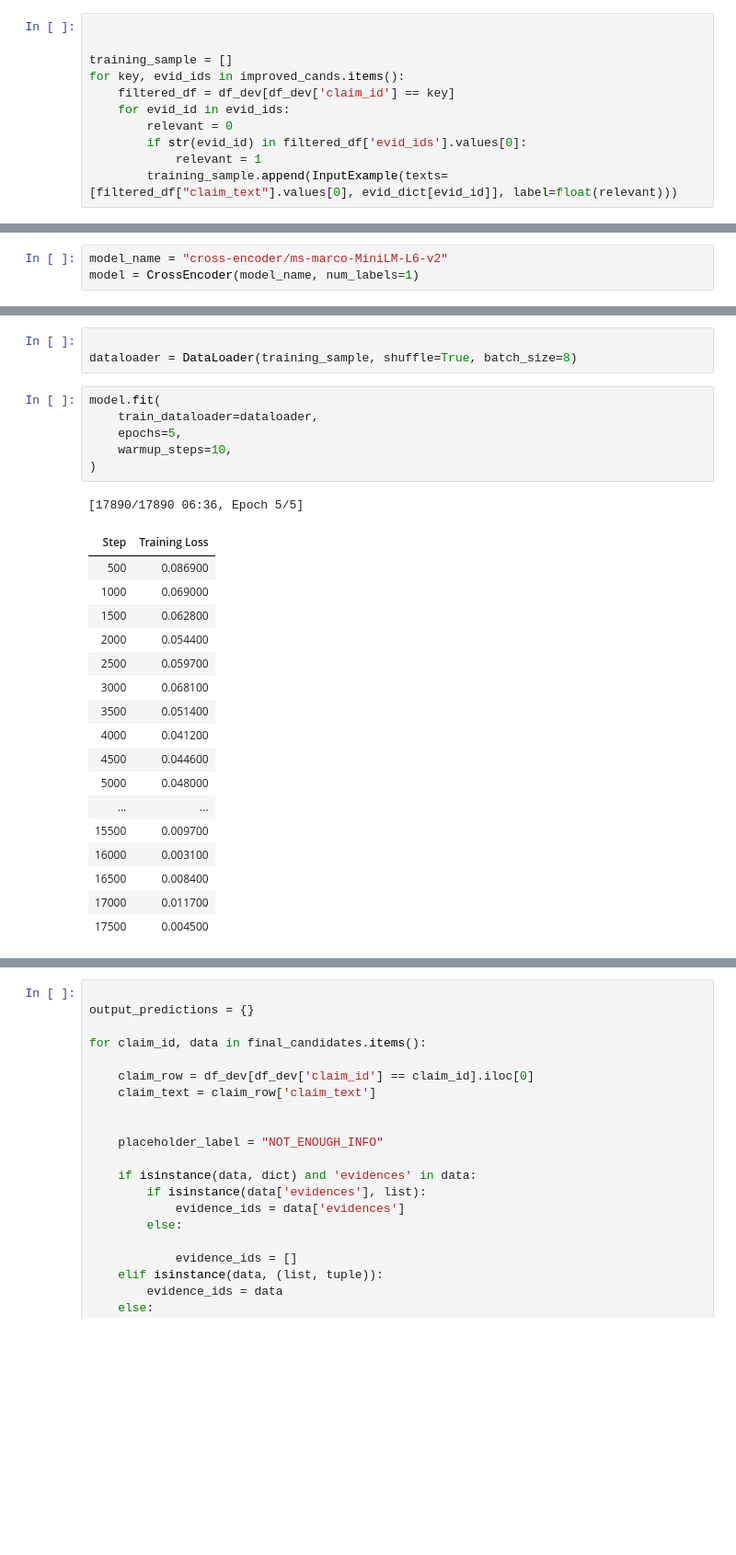
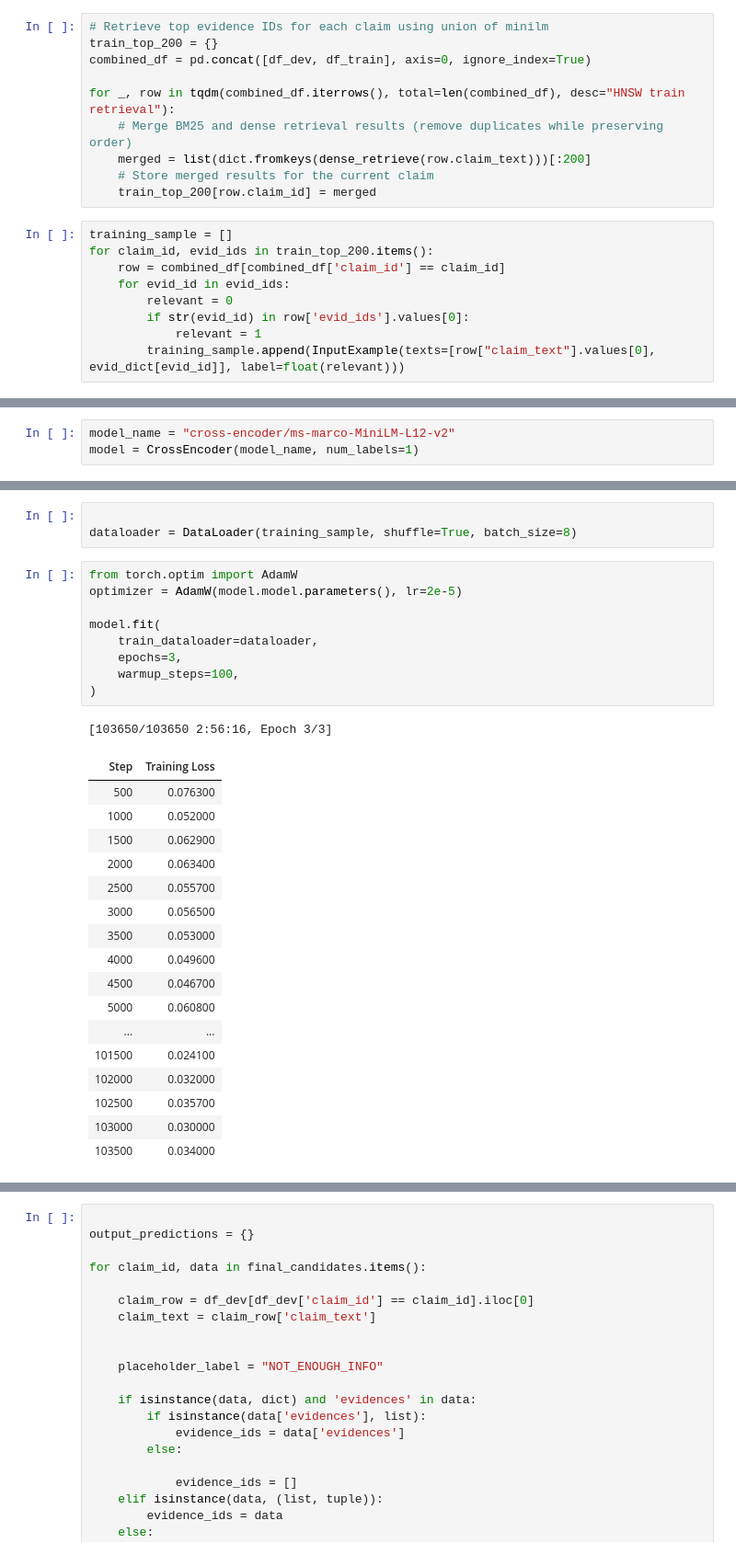
Before and after one commit to WeihaoLi-Tom/NLP_PRJ, a Jupyter notebook: 58_COMP90042_Project_2025.ipynb, the cells around one changed output, grey strips where cells are left out. Shown: that part at 92% size. Saved outputs shown, nothing was run; the diff lists cells and outputs as text; blank space fills up the shorter version.

Commit message:
best encoder model

```diff
--- a/58_COMP90042_Project_2025.ipynb
+++ b/58_COMP90042_Project_2025.ipynb
@@ -481,11 +478,19 @@ final Recall: 0.7158
+# %%
+# Retrieve top evidence IDs for each claim using union of minilm
+train_top_200 = {}
+combined_df = pd.concat([df_dev, df_train], axis=0, ignore_index=True)
+
+for _, row in tqdm(combined_df.iterrows(), total=len(combined_df), desc="HNSW train retrieval"):
+    # Merge BM25 and dense retrieval results (remove duplicates while preserving order)
+    merged = list(dict.fromkeys(dense_retrieve(row.claim_text)))[:200]
+    # Store merged results for the current claim
+    train_top_200[row.claim_id] = merged
 # %%
-
-
 training_sample = []
-for key, evid_ids in improved_cands.items():
-    filtered_df = df_dev[df_dev['claim_id'] == key]
+for claim_id, evid_ids in train_top_200.items():
+    row = combined_df[combined_df['claim_id'] == claim_id]
     for evid_id in evid_ids:
         relevant = 0
-        if str(evid_id) in filtered_df['evid_ids'].values[0]:
+        if str(evid_id) in row['evid_ids'].values[0]:
             relevant = 1
-        training_sample.append(InputExample(texts=[filtered_df["claim_text"].values[0], evid_dict[evid_id]], label=float(relevant)))
+        training_sample.append(InputExample(texts=[row["claim_text"].values[0], evid_dict[evid_id]], label=float(relevant)))
@@ -496,3 +509,3 @@ print(training_sample[:10])
 # %%
-model_name = "cross-encoder/ms-marco-MiniLM-L6-v2"
+model_name = "cross-encoder/ms-marco-MiniLM-L12-v2"
 model = CrossEncoder(model_name, num_labels=1)
@@ -503,29 +512,32 @@ Xet Storage is enabled for this repo, but the 'hf_xet' package is not installed.
 # %%
 
 dataloader = DataLoader(training_sample, shuffle=True, batch_size=8)
-# %%
-model.fit(
-    train_dataloader=dataloader,
-    epochs=5,
-    warmup_steps=10,
-)
-# %% [output]
-[17890/17890 06:36, Epoch 5/5]
-| Step | Training Loss |
-| 500 | 0.086900 |
-| 1000 | 0.069000 |
-| 1500 | 0.062800 |
-| 2000 | 0.054400 |
-| 2500 | 0.059700 |
-| 3000 | 0.068100 |
-| 3500 | 0.051400 |
-| 4000 | 0.041200 |
-| 4500 | 0.044600 |
-| 5000 | 0.048000 |
-| ... | ... |
-| 15500 | 0.009700 |
-| 16000 | 0.003100 |
-| 16500 | 0.008400 |
-| 17000 | 0.011700 |
-| 17500 | 0.004500 |
+# %%
+from torch.optim import AdamW
+optimizer = AdamW(model.model.parameters(), lr=2e-5)
+
+model.fit(
+    train_dataloader=dataloader,
+    epochs=3,
+    warmup_steps=100,
+)
+# %% [output]
+[103650/103650 2:56:16, Epoch 3/3]
+| Step | Training Loss |
+| 500 | 0.076300 |
+| 1000 | 0.052000 |
+| 1500 | 0.062900 |
+| 2000 | 0.063400 |
+| 2500 | 0.055700 |
+| 3000 | 0.056500 |
+| 3500 | 0.053000 |
+| 4000 | 0.049600 |
+| 4500 | 0.046700 |
+| 5000 | 0.060800 |
+| ... | ... |
+| 101500 | 0.024100 |
+| 102000 | 0.032000 |
+| 102500 | 0.035700 |
+| 103000 | 0.030000 |
+| 103500 | 0.034000 |
 # %%
```
Also changed, not shown: parts of 15 cells of this notebook, 1 other file.
